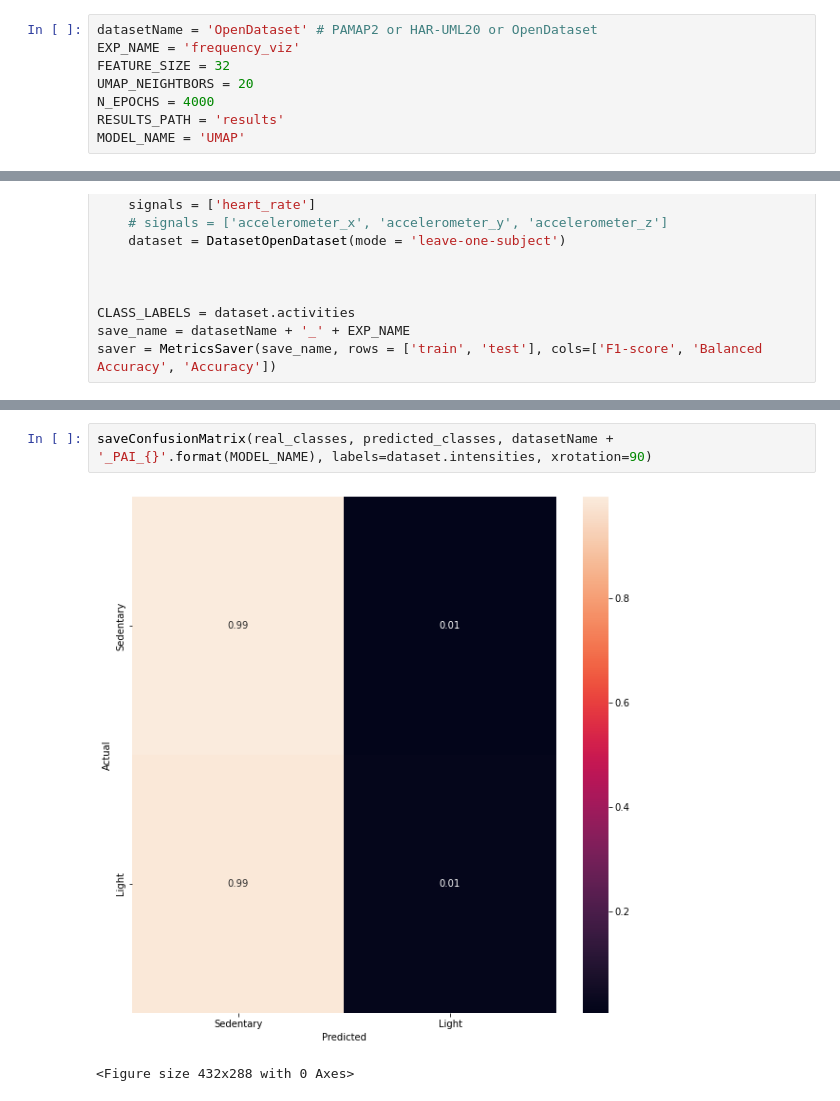
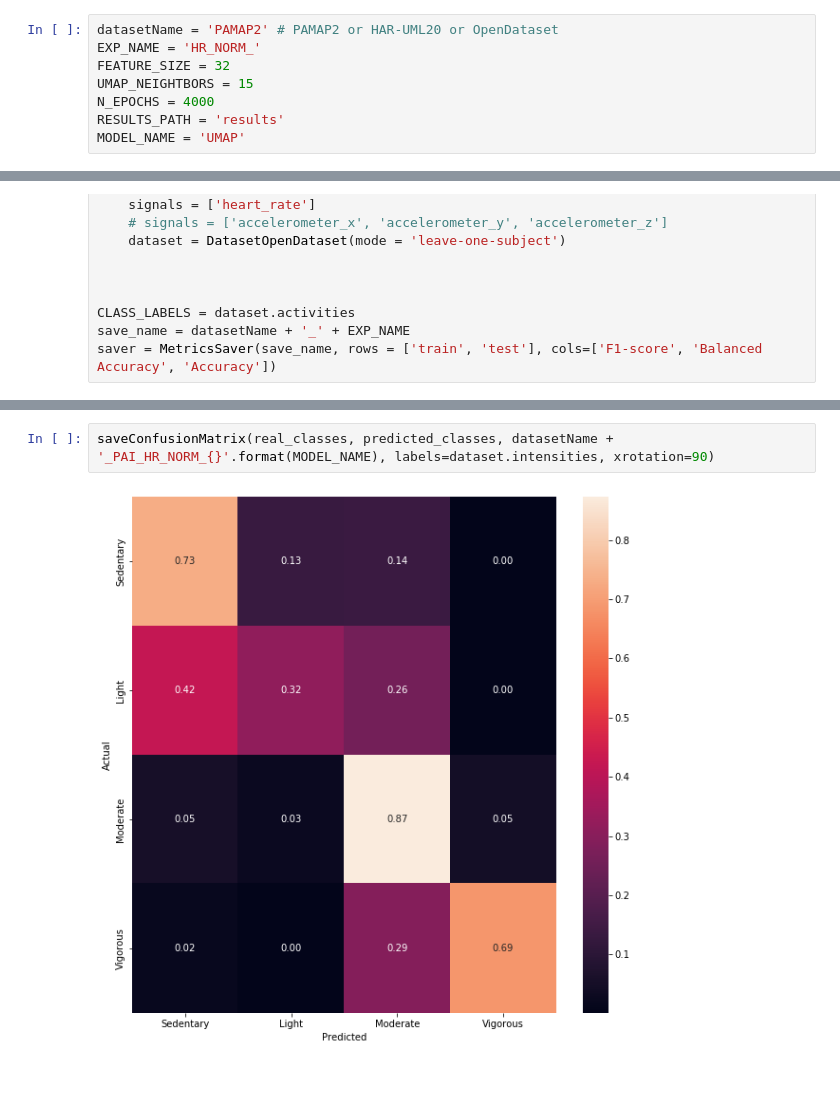
Before and after one commit to texsmv/mts_feature_learning, a Jupyter notebook: heart_rate_pai.ipynb, the cells around one changed output, grey strips where cells are left out. Cells and saved outputs as stored; diff of their text form.

```diff
--- a/heart_rate_pai.ipynb
+++ b/heart_rate_pai.ipynb
@@ -22,8 +25,8 @@ The autoreload extension is already loaded. To reload it, use:
 # %%
-datasetName = 'OpenDataset' # PAMAP2 or HAR-UML20 or OpenDataset
-EXP_NAME = 'frequency_viz'
+datasetName = 'PAMAP2' # PAMAP2 or HAR-UML20 or OpenDataset
+EXP_NAME = 'HR_NORM_'
 FEATURE_SIZE = 32
-UMAP_NEIGHTBORS = 20
+UMAP_NEIGHTBORS = 15
 N_EPOCHS = 4000
 RESULTS_PATH = 'results'
 MODEL_NAME = 'UMAP'
@@ -140,8 +207,7 @@ real_classes = np.concatenate(real_classes, axis = 0)
 # %%
-saveConfusionMatrix(real_classes, predicted_classes, datasetName + '_PAI_{}'.format(MODEL_NAME), labels=dataset.intensities, xrotation=90)
+saveConfusionMatrix(real_classes, predicted_classes, datasetName + '_PAI_HR_NORM_{}'.format(MODEL_NAME), labels=dataset.intensities, xrotation=90)
 # %% [output]
-[figure, old version]
+[figure, new version]
-<Figure size 432x288 with 0 Axes>
 # %%
 saver.toImage()
 # %% [output]
```
Also changed, not shown: parts of 7 cells of this notebook, 2 other files.
